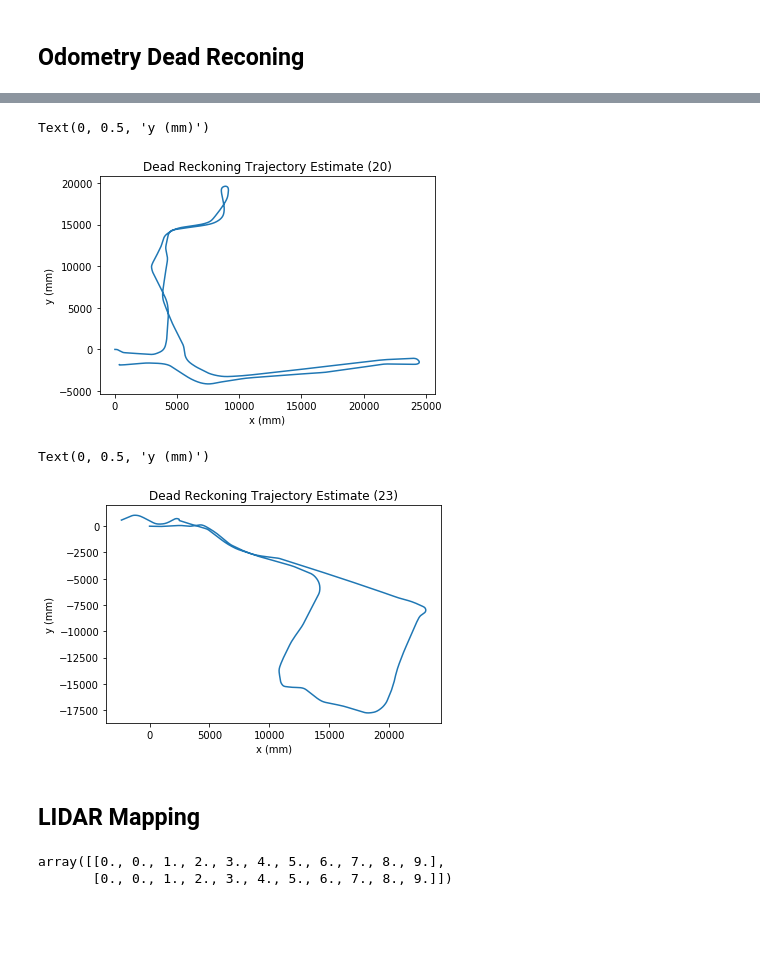
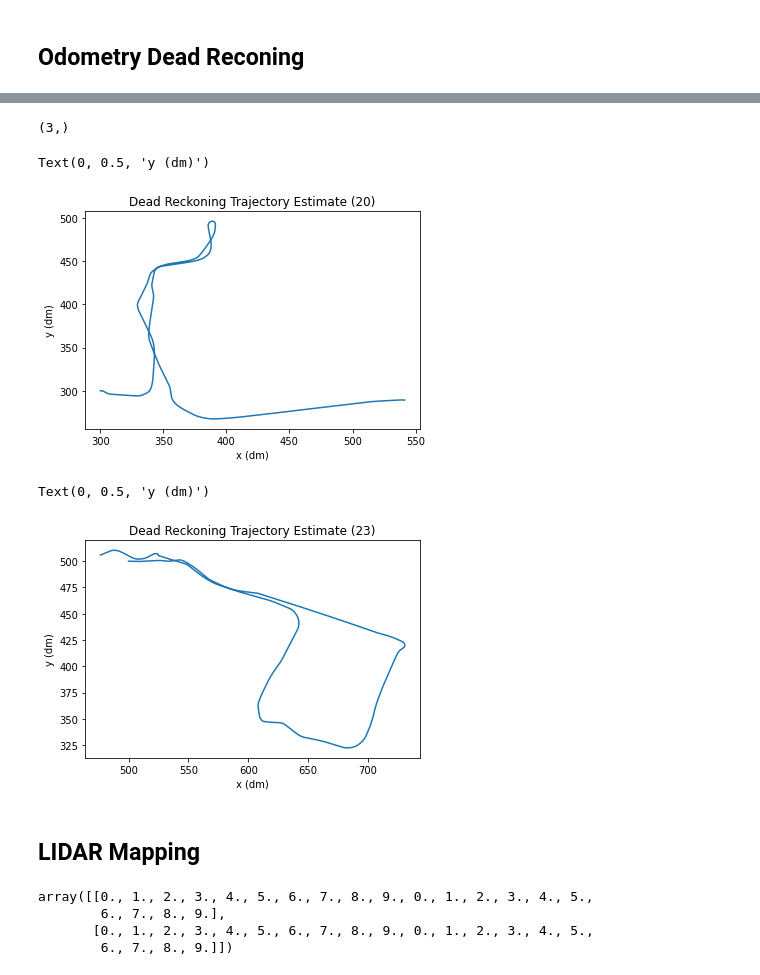
Before and after one commit to dcmid/IAS_P3_SLAM, a Jupyter notebook: code/SLAM_dev.ipynb, the cells around one changed output, grey strips where cells are left out. Saved outputs shown, nothing was run; the diff lists cells and outputs as text; code cells hidden in the pictures; blank space fills up the shorter version.

```diff
--- a/code/SLAM_dev.ipynb
+++ b/code/SLAM_dev.ipynb
@@ -72,16 +72,51 @@ pose23 = dead_rec_trajectory(R_enc, L_enc)
+# %%
+slam23 = SLAMMap()  # create new map with bot in it
+
+# Front Right, Front Left,... encoder readings, time
+FR_enc, FL_enc, RR_enc, RL_enc, ts = load_data.get_encoder('../data/Encoders23')
+
+R_enc = (FR_enc + RR_enc) / 2  #average value of right encoders
+L_enc = (FL_enc + RL_enc) / 2  #average value of left encoders
+
+local23 = get_local_movement(R_enc, L_enc,
+                             enc_tick_len = ENC_TICK_LEN,
+                             bot_width = BOT_WIDTH * SKID_FACTOR)
+
+
+lidar23 = load_data.get_lidar('../data/Hokuyo23')
+
+i = 0
+j = 0
+while ( (i < len(local23)) and (j < len(lidar23)) ):  # loop through movement and lidar in time-sequential order
+    if (enc_ts[i] < lidar23[j]['t']):
+        slam23.move_bot(local23[i])
+        i += 1
+    else:
+        # slam23.sense_walls(lidar23[j])
+        j += 1
+while (i < len(local23)):  # loop through any remaining movement
+    slam23.move_bot(local23[i])
+    i += 1
+while (j < len(lidar23)):  # loop through any remaining lidar
+    # slam23.sense_walls(lidar23[j])
+    j += 1
+# %%
+slam20.bot.pose.shape
+# %% [output]
+(3,)
 # %%
-plt.plot(pose20[:,0],pose20[:,1])
+slam20.plot()
 plt.title('Dead Reckoning Trajectory Estimate (20)')
-plt.xlabel('x (mm)')
-plt.ylabel('y (mm)')
+plt.xlabel('x (dm)')
+plt.ylabel('y (dm)')
 # %% [output]
-Text(0, 0.5, 'y (mm)')
+Text(0, 0.5, 'y (dm)')
-[figure, old version]
+[figure, new version]
 # %%
-plt.plot(pose23[:,0],pose23[:,1])
+slam23.plot()
 plt.title('Dead Reckoning Trajectory Estimate (23)')
-plt.xlabel('x (mm)')
-plt.ylabel('y (mm)')
+plt.xlabel('x (dm)')
+plt.ylabel('y (dm)')
 # %% [output]
-Text(0, 0.5, 'y (mm)')
+Text(0, 0.5, 'y (dm)')
-[figure, old version]
+[figure, new version]
@@ -92,7 +125,9 @@ acc_x, acc_y, _, gyro_x, gyro_y, _, imu_ts = load_data.get_imu('../data/imu20')
 # %%
 import MapUtils
 # %%
-MapUtils.getMapCellsFromRay(0,0,[1,10],[1,10])
+MapUtils.getMapCellsFromRay(0,0,[10,10],[10,10])
 # %% [output]
-array([[0., 0., 1., 2., 3., 4., 5., 6., 7., 8., 9.],
-       [0., 0., 1., 2., 3., 4., 5., 6., 7., 8., 9.]])
+array([[0., 1., 2., 3., 4., 5., 6., 7., 8., 9., 0., 1., 2., 3., 4., 5.,
+        6., 7., 8., 9.],
+       [0., 1., 2., 3., 4., 5., 6., 7., 8., 9., 0., 1., 2., 3., 4., 5.,
+        6., 7., 8., 9.]])
```
Also changed, not shown: parts of 26 cells of this notebook, 24 other files.
